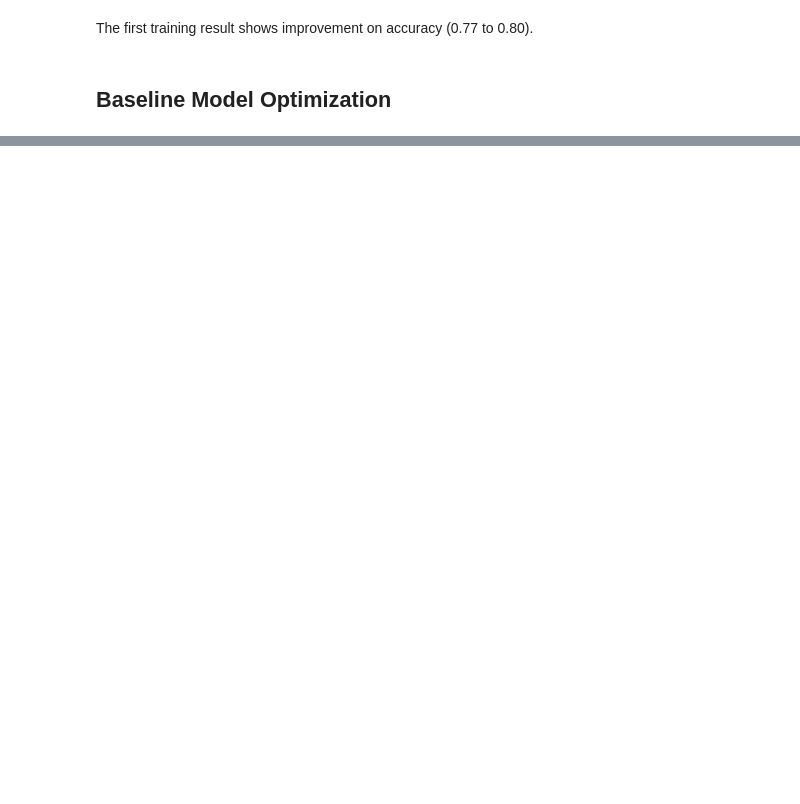
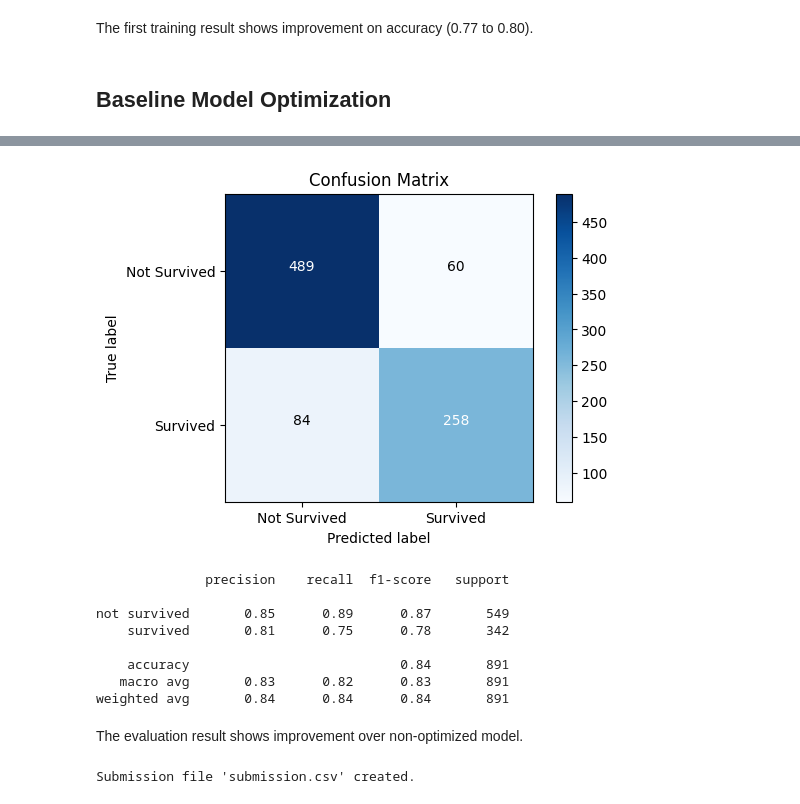
Before and after one commit to vvclin-git/kaggle-tabular-classification-titanic, a Jupyter notebook: notebooks/02_improve_train.ipynb, the cells around one changed output, grey strips where cells are left out. Saved outputs shown, nothing was run; the diff lists cells and outputs as text; code cells hidden in the pictures; blank space fills up the shorter version.

```diff
--- a/notebooks/02_improve_train.ipynb
+++ b/notebooks/02_improve_train.ipynb
@@ -476,0 +531,37 @@ RuntimeError: mat1 and mat2 shapes cannot be multiplied (32x21 and 12x1)
+# %%
+
+X_np = preprocess.transform(X)
+X_tr = torch.tensor(X_np, dtype=torch.float32).to(DEVICE)
+
+params = best
+lr = params['lr']
+weight_decay = params['weight_decay']
+batch_size = params['batch_size']
+epochs = params['epochs']
+loss_fn = nn.BCEWithLogitsLoss()
+final_model = LogisticClass(X_np.shape[1]).to(DEVICE)
+final_optimizer = torch.optim.AdamW(final_model.parameters(), lr=lr, weight_decay=weight_decay)
+metrics = {'acc': {'input_type': 'label', 'func': accuracy_score},
+            'auc': {'input_type': 'prob', 'func': roc_auc_score}}
+final_trainer = Trainer(final_model, final_optimizer, loss_fn, metrics, device=DEVICE)
+final_trainer.train([X_np, y], batch_size=batch_size, epochs=epochs)
+
+final_model.eval()
+with torch.no_grad():
+    logits = final_model(X_tr)
+    prob = torch.sigmoid(logits).cpu().detach().numpy()
+    y_pred = (prob >= 0.5).astype(int).squeeze()
+# %%
+plot_confusion_matrix_and_report(y, y_pred)
+# %% [output]
+[figure, added]
+              precision    recall  f1-score   support
+
+not survived       0.85      0.89      0.87       549
+    survived       0.81      0.75      0.78       342
+
+    accuracy                           0.84       891
+   macro avg       0.83      0.82      0.83       891
+weighted avg       0.84      0.84      0.84       891
+# %% [markdown]
+The evaluation result shows improvement over non-optimized model.
@@ -476,0 +578,14 @@ RuntimeError: mat1 and mat2 shapes cannot be multiplied (32x21 and 12x1)
+# %%
+# Create submission DataFrame
+submission_df = pd.DataFrame({
+    'PassengerId': test_raw_df['PassengerId'],
+    'Survived': y_test_pred
+})
+
+timestr = time.strftime("%Y%m%d-%H-%M-%S")
+
+# Save to CSV
+submission_df.to_csv(f'submission_{timestr}.csv', index=False)
+print("Submission file 'submission.csv' created.")
+# %% [output]
+Submission file 'submission.csv' created.
```
Also changed, not shown: parts of 30 cells of this notebook, 5 other files.
